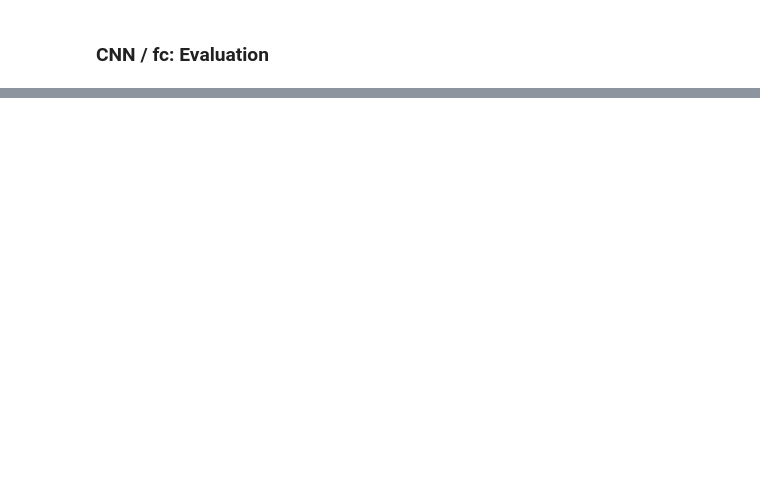
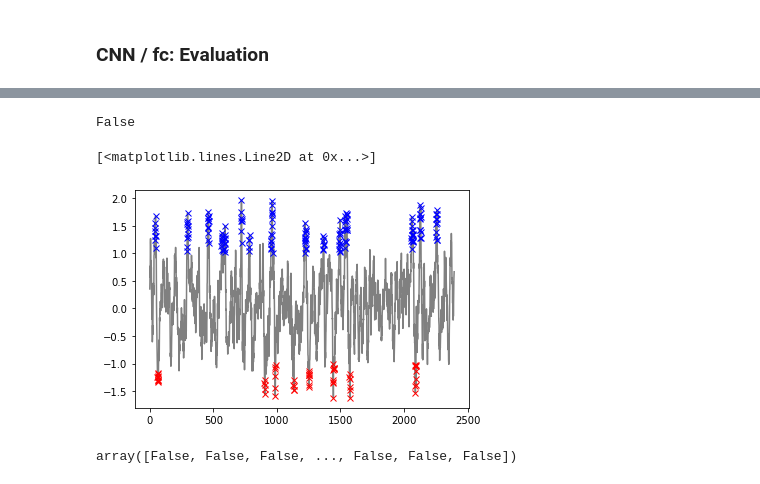
Before and after one commit to MarcoLandtHayen/cicmod_application, a Jupyter notebook: notebooks/02_enso_prediction_nils.ipynb, the cells around one changed output, grey strips where cells are left out. Saved outputs shown, nothing was run; the diff lists cells and outputs as text; code cells hidden in the pictures; blank space fills up the shorter version.

Commit message:
created el nino and la nina masks

```diff
--- a/notebooks/02_enso_prediction_nils.ipynb
+++ b/notebooks/02_enso_prediction_nils.ipynb
@@ -1114,17 +917,0 @@ print(a_cons.astype(int))
-# %%
-axis = 2
-a = np.array([[[1, 1, 1, 1], [0, 1, 0, 0], [0, 0, 0, 0]], [[0, 1, 1, 0], [0, 1, 0, 1], [0, 1, 0, 1]]])
-print(a)
-print(a.shape)
-ai = np.arange(0, 3, 1)
-a2 = a.take(ai, axis=axis)
-print("a2")
-print(a2)
-print(a2.shape)
-diff = np.array(a.shape) - np.array(a2.shape)
-diff[diff == 0] = np.array(a.shape)[diff == 0]
-z = np.zeros(diff)
-print("z\n", z)
-print(z)
-print(z.shape)
-np.concatenate([a2, z], axis=axis)
@@ -1156,4 +917,0 @@ array([[[1., 1., 1., 0.],
-# %%
-diff = np.array(a.shape) - np.array(a2.shape)
-diff[diff == 0] = np.array(a.shape)[diff == 0]
-diff
@@ -1165,0 +1108,22 @@ len(np.split(a, [3], axis=2))
+# %%
+dtype_test(a, int)
+# %% [output]
+False
+# %%
+CNN_FOCI_nino = {}
+CNN_FOCI_nina = {}
+for t_name in val_pred_CNNfc_FOCI:
+    CNN_FOCI_nino[t_name] = el_nino(np.array(val_pred_CNNfc_FOCI[t_name]).flatten())
+    CNN_FOCI_nina[t_name] = la_nina(np.array(val_pred_CNNfc_FOCI[t_name]).flatten())
+# %%
+x_values = np.arange(0,len(val_pred_CNNfc_FOCI['ENSO_34']))
+plt.plot(x_values, val_pred_CNNfc_FOCI['ENSO_34'], c = "grey")
+plt.plot(x_values[CNN_FOCI_nino['ENSO_34']], val_pred_CNNfc_FOCI['ENSO_34'][CNN_FOCI_nino['ENSO_34']], 'x', c = "blue")
+plt.plot(x_values[CNN_FOCI_nina['ENSO_34']], val_pred_CNNfc_FOCI['ENSO_34'][CNN_FOCI_nina['ENSO_34']], 'x', c = "red")
+# %% [output]
+[<matplotlib.lines.Line2D at 0x...>]
+[figure, added]
+# %%
+CNN_FOCI_nino['ENSO_34'].flatten()
+# %% [output]
+array([False, False, False, ..., False, False, False])
```
Also changed, not shown: parts of 12 cells of this notebook.
